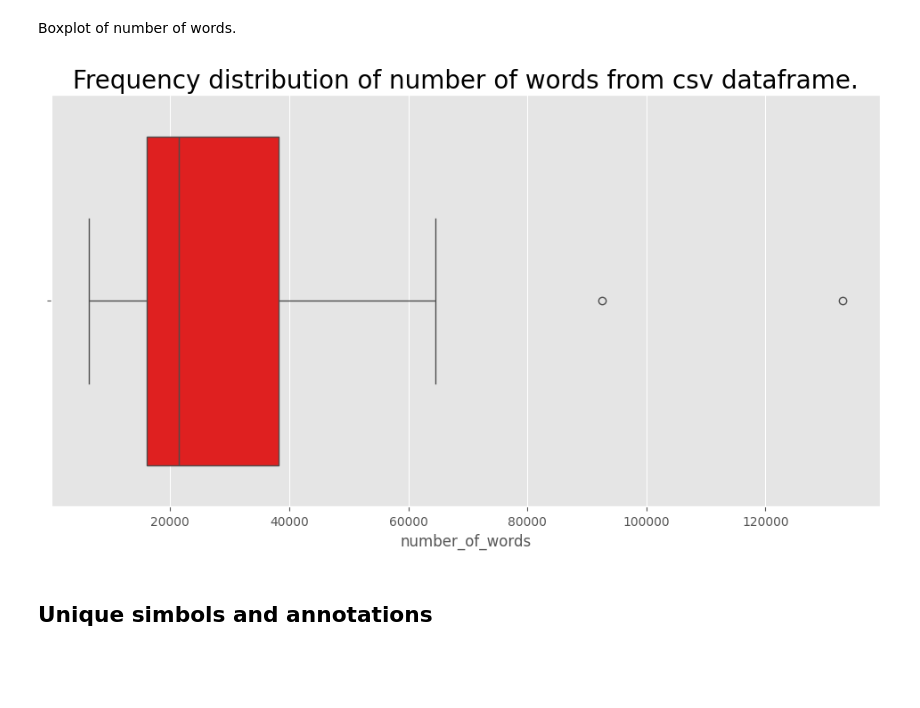
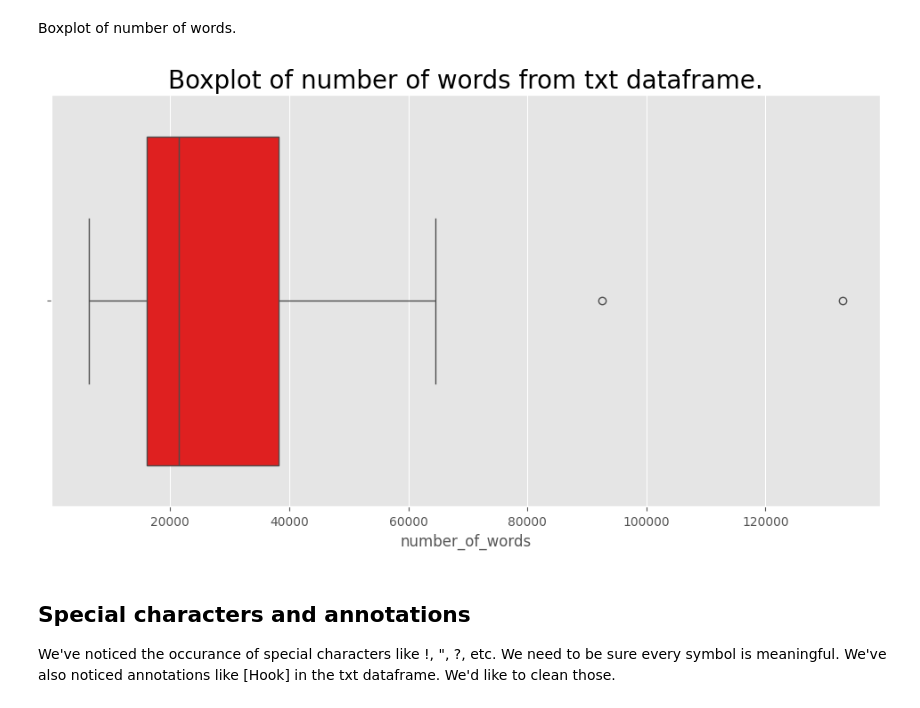
Before and after one commit to rejsafranko/Song-Lyrics-Generation, a Jupyter notebook: notebooks/dataset_exploration.ipynb, the cells around one changed output. Drawn from its saved outputs; the diff is of its cells as text; code cells hidden in the pictures; blank space fills up the shorter version.

```diff
--- a/notebooks/dataset_exploration.ipynb
+++ b/notebooks/dataset_exploration.ipynb
@@ -257,10 +260,11 @@ Boxplot of number of words.
 # %%
 plt.style.use('ggplot')
 plt.figure(figsize=(12, 6))
 sns.boxplot(x="number_of_words", data=df_from_txt, color="red")
-plt.title("Frequency distribution of number of words from csv dataframe.", size=20);
+plt.title("Boxplot of number of words from txt dataframe.", size=20);
 plt.show();
 # %% [output]
-[figure, old version]
+[figure, new version]
-# %% [markdown]
-## Unique simbols and annotations
+# %% [markdown]
+## Special characters and annotations
+We've noticed the occurance of special characters like !, ", ?, etc. We need to be sure every symbol is meaningful. We've also noticed annotations like [Hook] in the txt dataframe. We'd like to clean those.
```
Also changed, not shown: parts of 32 cells of this notebook, 2 other files.
